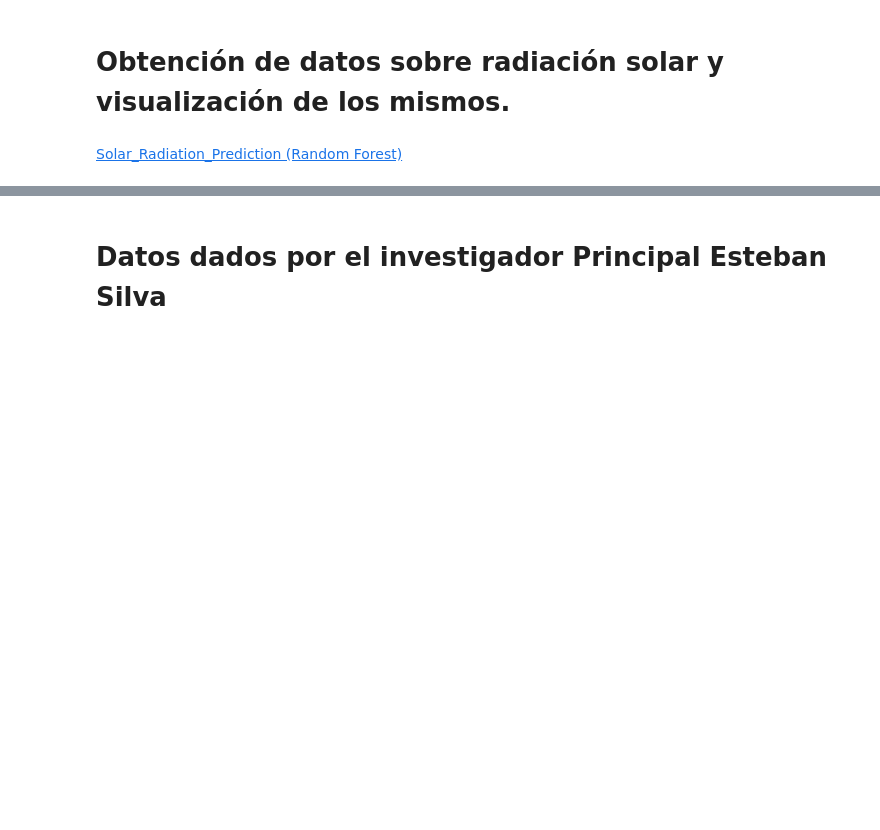
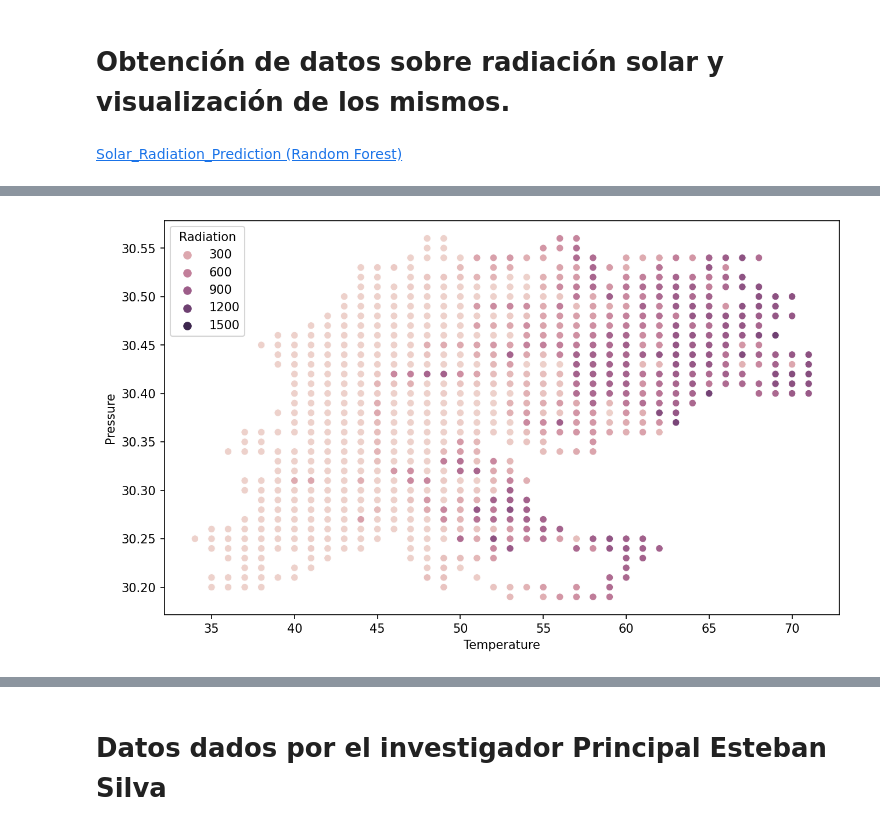
Before and after one commit to marco-canas/cumplea-os_oficina_docentes, a Jupyter notebook: solar/get_data_plotting_solar.ipynb, the cells around one changed output, grey strips where cells are left out. Cells and saved outputs as stored; diff of their text form; code cells hidden in the pictures; blank space fills up the shorter version.

```diff
--- a/solar/get_data_plotting_solar.ipynb
+++ b/solar/get_data_plotting_solar.ipynb
@@ -18,0 +106,9 @@ import matplotlib.pyplot as plt
+# %%
+plt.figure(figsize=(10,6),dpi=150)
+sns.scatterplot(x=data['Temperature'],y=data['Pressure'],hue=data['Radiation'])
+
+
+plt.savefig('temperatura_presion_radiacion.jpg')
+plt.show()
+# %% [output]
+[figure, added]
```
Also changed, not shown: parts of 14 cells of this notebook, 3 other files.
